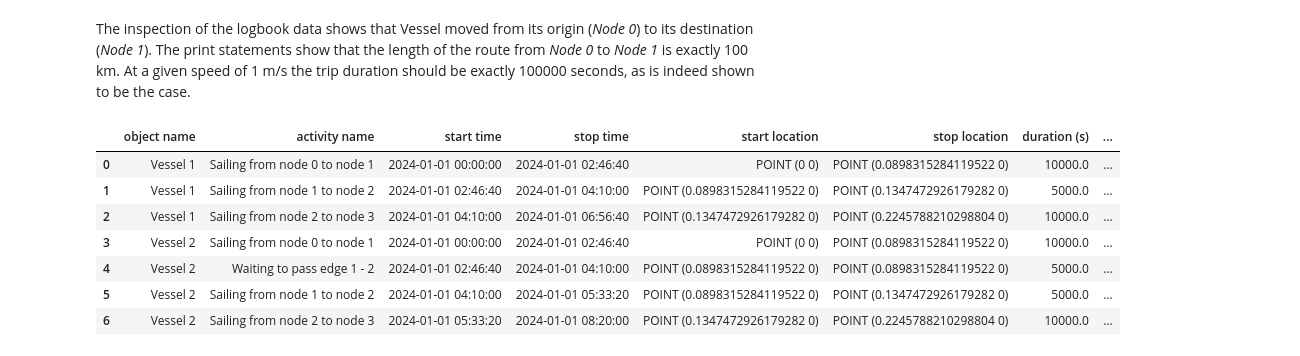
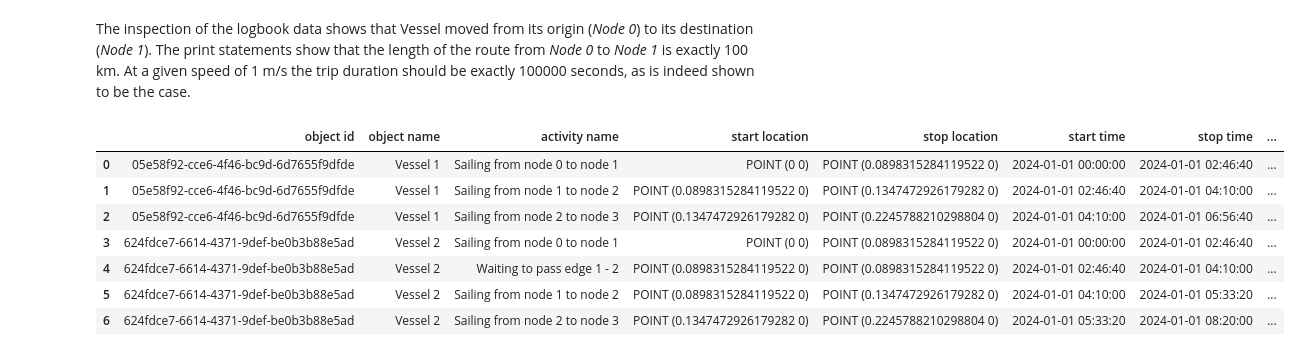
Before and after one commit to TUDelft-CITG/OpenTNSim, a Jupyter notebook: notebooks/Example 0003 - Resource restriction on part of the network.ipynb, the cells around one changed output. Saved outputs shown, nothing was run; the diff lists cells and outputs as text; code cells hidden in the pictures.

```diff
--- a/notebooks/Example 0003 - Resource restriction on part of the network.ipynb
+++ b/notebooks/Example 0003 - Resource restriction on part of the network.ipynb
@@ -233,13 +264,13 @@ def logbook2eventtable(objs):
 # %%
-eventtable = logbook2eventtable([vessel_1, vessel_2])
-eventtable
+df_eventtable = logbook_to_eventtable([vessel_1, vessel_2])
+df_eventtable
 # %% [output]
-|  | object name | activity name | start time | stop time | start location | stop location | duration (s) | ... |
-| 0 | Vessel 1 | Sailing from node 0 to node 1 | 2024-01-01 00:00:00 | 2024-01-01 02:46:40 | POINT (0 0) | POINT (0.0898315284119522 0) | 10000.0 | ... |
-| 1 | Vessel 1 | Sailing from node 1 to node 2 | 2024-01-01 02:46:40 | 2024-01-01 04:10:00 | POINT (0.0898315284119522 0) | POINT (0.1347472926179282 0) | 5000.0 | ... |
-| 2 | Vessel 1 | Sailing from node 2 to node 3 | 2024-01-01 04:10:00 | 2024-01-01 06:56:40 | POINT (0.1347472926179282 0) | POINT (0.2245788210298804 0) | 10000.0 | ... |
-| 3 | Vessel 2 | Sailing from node 0 to node 1 | 2024-01-01 00:00:00 | 2024-01-01 02:46:40 | POINT (0 0) | POINT (0.0898315284119522 0) | 10000.0 | ... |
-| 4 | Vessel 2 | Waiting to pass edge 1 - 2 | 2024-01-01 02:46:40 | 2024-01-01 04:10:00 | POINT (0.0898315284119522 0) | POINT (0.0898315284119522 0) | 5000.0 | ... |
-| 5 | Vessel 2 | Sailing from node 1 to node 2 | 2024-01-01 04:10:00 | 2024-01-01 05:33:20 | POINT (0.0898315284119522 0) | POINT (0.1347472926179282 0) | 5000.0 | ... |
-| 6 | Vessel 2 | Sailing from node 2 to node 3 | 2024-01-01 05:33:20 | 2024-01-01 08:20:00 | POINT (0.1347472926179282 0) | POINT (0.2245788210298804 0) | 10000.0 | ... |
+|  | object id | object name | activity name | start location | stop location | start time | stop time | ... |
+| 0 | 05e58f92-cce6-4f46-bc9d-6d7655f9dfde | Vessel 1 | Sailing from node 0 to node 1 | POINT (0 0) | POINT (0.0898315284119522 0) | 2024-01-01 00:00:00 | 2024-01-01 02:46:40 | ... |
+| 1 | 05e58f92-cce6-4f46-bc9d-6d7655f9dfde | Vessel 1 | Sailing from node 1 to node 2 | POINT (0.0898315284119522 0) | POINT (0.1347472926179282 0) | 2024-01-01 02:46:40 | 2024-01-01 04:10:00 | ... |
+| 2 | 05e58f92-cce6-4f46-bc9d-6d7655f9dfde | Vessel 1 | Sailing from node 2 to node 3 | POINT (0.1347472926179282 0) | POINT (0.2245788210298804 0) | 2024-01-01 04:10:00 | 2024-01-01 06:56:40 | ... |
+| 3 | 624fdce7-6614-4371-9def-be0b3b88e5ad | Vessel 2 | Sailing from node 0 to node 1 | POINT (0 0) | POINT (0.0898315284119522 0) | 2024-01-01 00:00:00 | 2024-01-01 02:46:40 | ... |
+| 4 | 624fdce7-6614-4371-9def-be0b3b88e5ad | Vessel 2 | Waiting to pass edge 1 - 2 | POINT (0.0898315284119522 0) | POINT (0.0898315284119522 0) | 2024-01-01 02:46:40 | 2024-01-01 04:10:00 | ... |
+| 5 | 624fdce7-6614-4371-9def-be0b3b88e5ad | Vessel 2 | Sailing from node 1 to node 2 | POINT (0.0898315284119522 0) | POINT (0.1347472926179282 0) | 2024-01-01 04:10:00 | 2024-01-01 05:33:20 | ... |
+| 6 | 624fdce7-6614-4371-9def-be0b3b88e5ad | Vessel 2 | Sailing from node 2 to node 3 | POINT (0.1347472926179282 0) | POINT (0.2245788210298804 0) | 2024-01-01 05:33:20 | 2024-01-01 08:20:00 | ... |
 # %%
```
Also changed, not shown: parts of 6 cells of this notebook.
